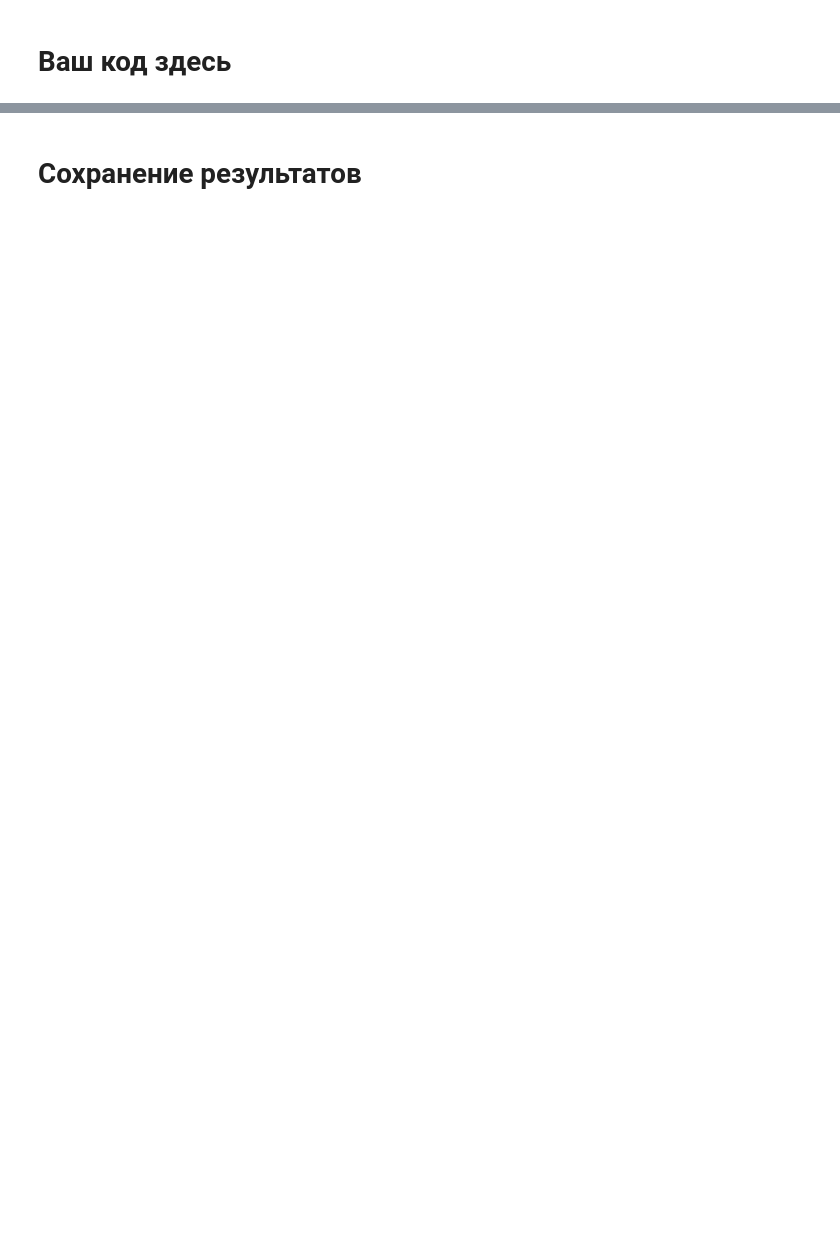
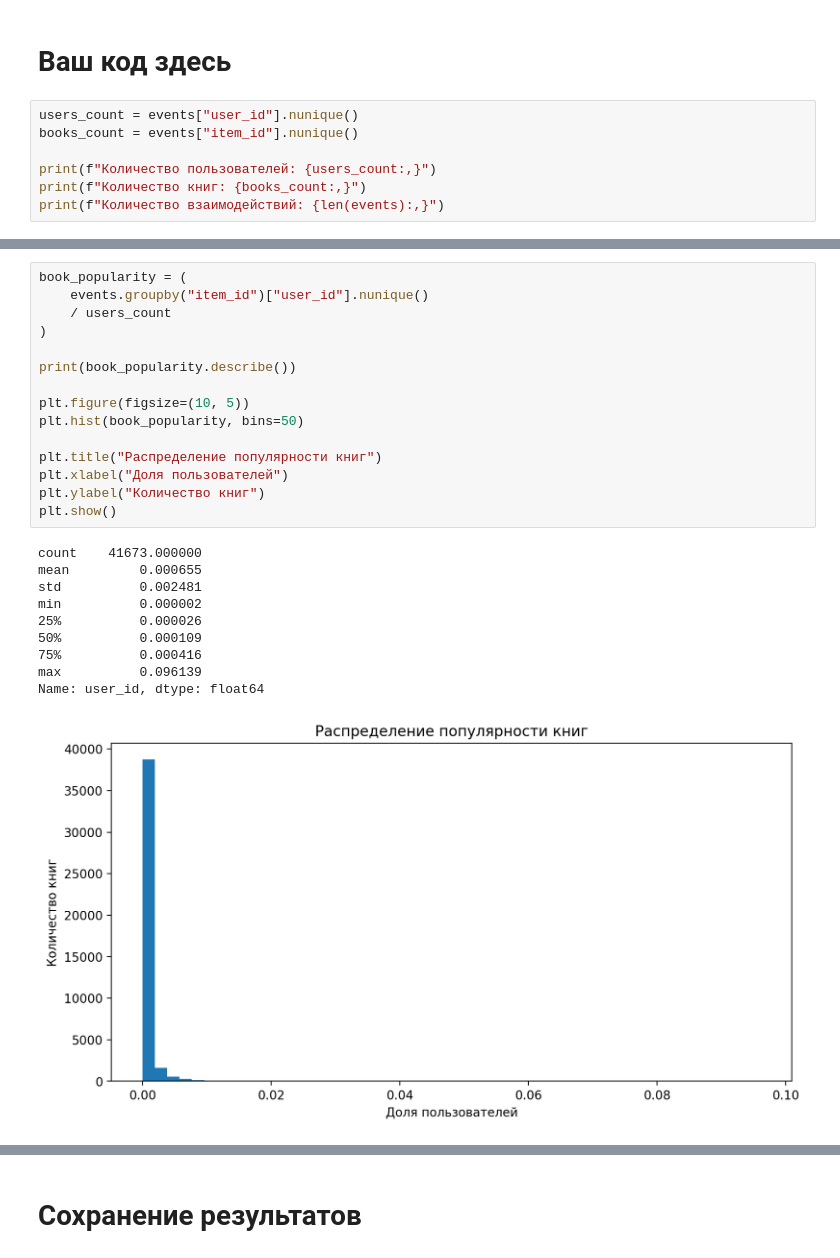
Before and after one commit to Rustam1992/mle-recsys-start, a Jupyter notebook: preprocessing.ipynb, the cells around one changed output, grey strips where cells are left out. Saved outputs shown, nothing was run; the diff lists cells and outputs as text; blank space fills up the shorter version.

```diff
--- a/preprocessing.ipynb
+++ b/preprocessing.ipynb
@@ -177,2 +369,9 @@ events = events.query("started_at < @event_cutoff_date and read_at < @event_cuto
 # %% [markdown]
 # Ваш код здесь
+# %%
+users_count = events["user_id"].nunique()
+books_count = events["item_id"].nunique()
+
+print(f"Количество пользователей: {users_count:,}")
+print(f"Количество книг: {books_count:,}")
+print(f"Количество взаимодействий: {len(events):,}")
@@ -178,0 +436,26 @@ events = events.query("started_at < @event_cutoff_date and read_at < @event_cuto
+# %%
+book_popularity = (
+    events.groupby("item_id")["user_id"].nunique()
+    / users_count
+)
+
+print(book_popularity.describe())
+
+plt.figure(figsize=(10, 5))
+plt.hist(book_popularity, bins=50)
+
+plt.title("Распределение популярности книг")
+plt.xlabel("Доля пользователей")
+plt.ylabel("Количество книг")
+plt.show()
+# %% [output]
+count    41673.000000
+mean         0.000655
+std          0.002481
+min          0.000002
+25%          0.000026
+50%          0.000109
+75%          0.000416
+max          0.096139
+Name: user_id, dtype: float64
+[figure, added]
```
Also changed, not shown: parts of 36 cells of this notebook, 1 other file.
